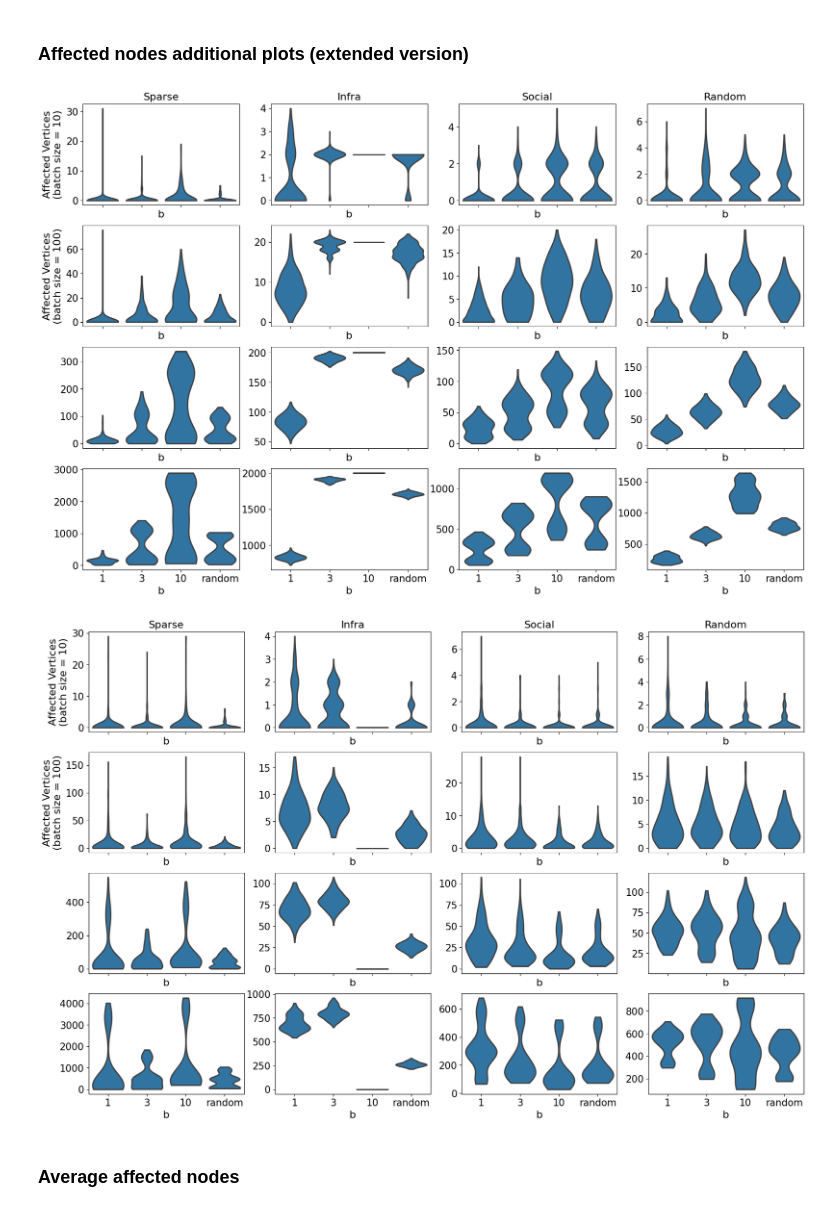
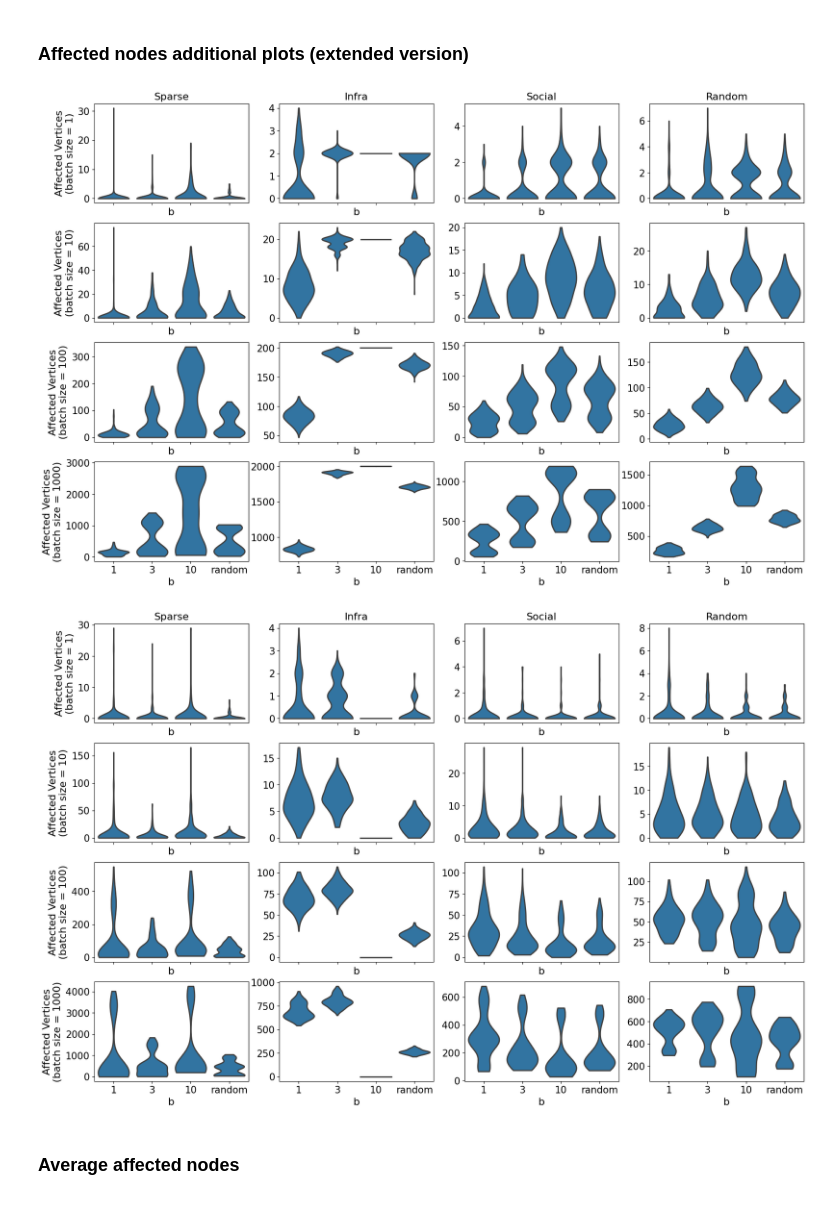
Before and after one commit to hu-macsy/cn-2024-dynamic-b-suitor-experiments, a Jupyter notebook: Evaluation.ipynb, the cells around one changed output. Saved outputs shown, nothing was run; the diff lists cells and outputs as text; code cells hidden in the pictures.

```diff
--- a/Evaluation.ipynb
+++ b/Evaluation.ipynb
@@ -140,7 +140,7 @@ def plotter(localDf, column, op = None, rows = ['10e0','10e1','10e2','10e3'], si
 fig, axs = plt.subplots(1, 4, figsize=(20, 4), sharex='all')
 
 cols = ['{}'.format(col) for col in ['Sparse', 'Infra', 'Social', 'Random']]
-rows = ['{}'.format(col) for col in ['Affected Vertices\n(batch size = 1)', 'Affected Vertices\n(batch size = 10)', 'Affected Vertices\n(batch size = 100)', 'Affected Vertices\n(batch size = 1000)']]
+rows = ['{}'.format(col) for col in ['Speedup\n(batch size = 1)', 'Speedup\n(batch size = 10)', 'Speedup\n(batch size = 100)', 'Speedup\n(batch size = 1000)']]
 
 for ax, col in zip(axs, cols):
     ax.set_title(col, y=1.05, fontsize=TITLE_SIZE)
@@ -151,6 +151,6 @@ for ax in axs[:]:
     ax.set_xlabel('b', fontsize=LABEL_SIZE)
     ax.ticklabel_format(axis='y', style='sci', scilimits=(0,0), useMathText=True)
 
-df_speedup.groupby('batch_size').apply(plotter, op = 'insert', column = 'speedup', rows=['10e3'], single = True)
-plt.savefig('./plots/speedup_insertion.pdf', format="pdf", bbox_inches='tight')
+df_speedup.groupby('batch_size').apply(plotter, column = 'speedup', rows=['10e3'], single = True)
+plt.savefig('./plots/speedup_paper.pdf', format="pdf", bbox_inches='tight')
 # %% [output]
@@ -160,25 +160,27 @@ plt.savefig('./plots/speedup_insertion.pdf', format="pdf", bbox_inches='tight')
 # %%
 fig, axs = plt.subplots(4, 4, figsize=(20, 13), sharex='all')
 
 cols = ['{}'.format(col) for col in ['Sparse', 'Infra', 'Social', 'Random']]
 rows = ['{}'.format(col) for col in ['Affected Vertices\n(batch size = 1)', 'Affected Vertices\n(batch size = 10)', 'Affected Vertices\n(batch size = 100)', 'Affected Vertices\n(batch size = 1000)']]
 
 for ax, col in zip(axs[0], cols):
     ax.set_title(col, fontsize=TITLE_SIZE)
 
-axs[0,0].set_ylabel(rows[1], rotation=90, fontsize=LABEL_SIZE, labelpad=5)
-axs[1,0].set_ylabel(rows[2], rotation=90, fontsize=LABEL_SIZE, labelpad=5)
+axs[0,0].set_ylabel(rows[0], rotation=90, fontsize=LABEL_SIZE, labelpad=5)
+axs[1,0].set_ylabel(rows[1], rotation=90, fontsize=LABEL_SIZE, labelpad=5)
+axs[2,0].set_ylabel(rows[2], rotation=90, fontsize=LABEL_SIZE, labelpad=5)
+axs[3,0].set_ylabel(rows[3], rotation=90, fontsize=LABEL_SIZE, labelpad=5)
 
 for i in range(4):
     for ax in axs[i,:]:
         ax.set_xlabel('b', fontsize=LABEL_SIZE)
 
 #fig.suptitle("Edge Insertion", y=0.92, fontsize=15)
 
 df_affected.groupby('batch_size').apply(plotter, op = 'insert', column = 'affected_nodes')
 plt.savefig('./plots/affected_insertion_misc.pdf', format="pdf", bbox_inches='tight')
 # %% [output]
-[figure, old version]
+[figure, new version]
 # %%
 fig, axs = plt.subplots(4, 4, figsize=(20, 13), sharex='all')
 
@@ -188,8 +190,10 @@ rows = ['{}'.format(col) for col in ['Affected Vertices\n(batch size = 1)', 'Aff
 for ax, col in zip(axs[0], cols):
     ax.set_title(col, fontsize=TITLE_SIZE)
 
-axs[0,0].set_ylabel(rows[1], rotation=90, fontsize=LABEL_SIZE, labelpad=5)
-axs[1,0].set_ylabel(rows[2], rotation=90, fontsize=LABEL_SIZE, labelpad=5)
+axs[0,0].set_ylabel(rows[0], rotation=90, fontsize=LABEL_SIZE, labelpad=5)
+axs[1,0].set_ylabel(rows[1], rotation=90, fontsize=LABEL_SIZE, labelpad=5)
+axs[2,0].set_ylabel(rows[2], rotation=90, fontsize=LABEL_SIZE, labelpad=5)
+axs[3,0].set_ylabel(rows[3], rotation=90, fontsize=LABEL_SIZE, labelpad=5)
 
 for i in range(4):
     for ax in axs[i,:]:
@@ -200,7 +204,7 @@ for i in range(4):
 df_affected.groupby('batch_size').apply(plotter, op = 'remove', column = 'affected_nodes')
 plt.savefig('./plots/affected_removal_misc.pdf', format="pdf", bbox_inches='tight')
 # %% [output]
-[figure, old version]
+[figure, new version]
 # %% [markdown]
 ### Average affected nodes
 # %%
```
Also changed, not shown: parts of 2 cells of this notebook, 5 other files.
